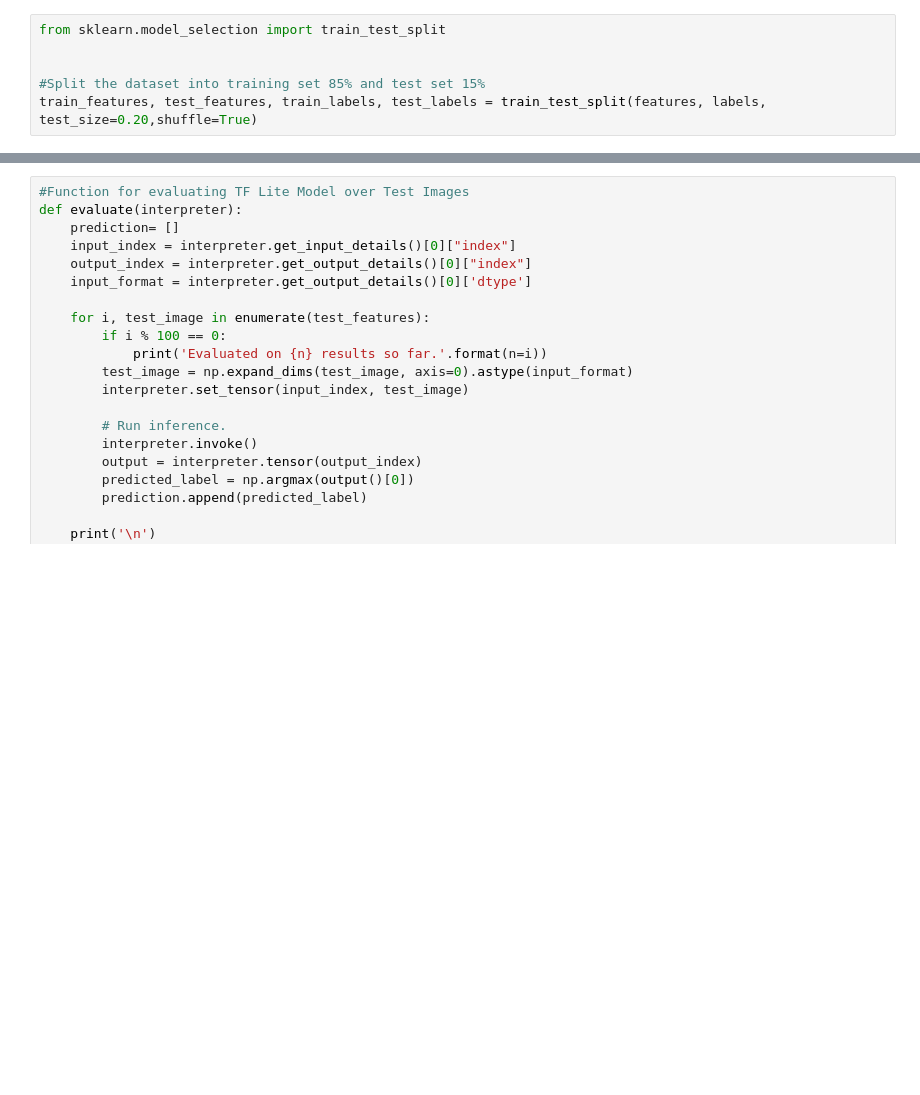
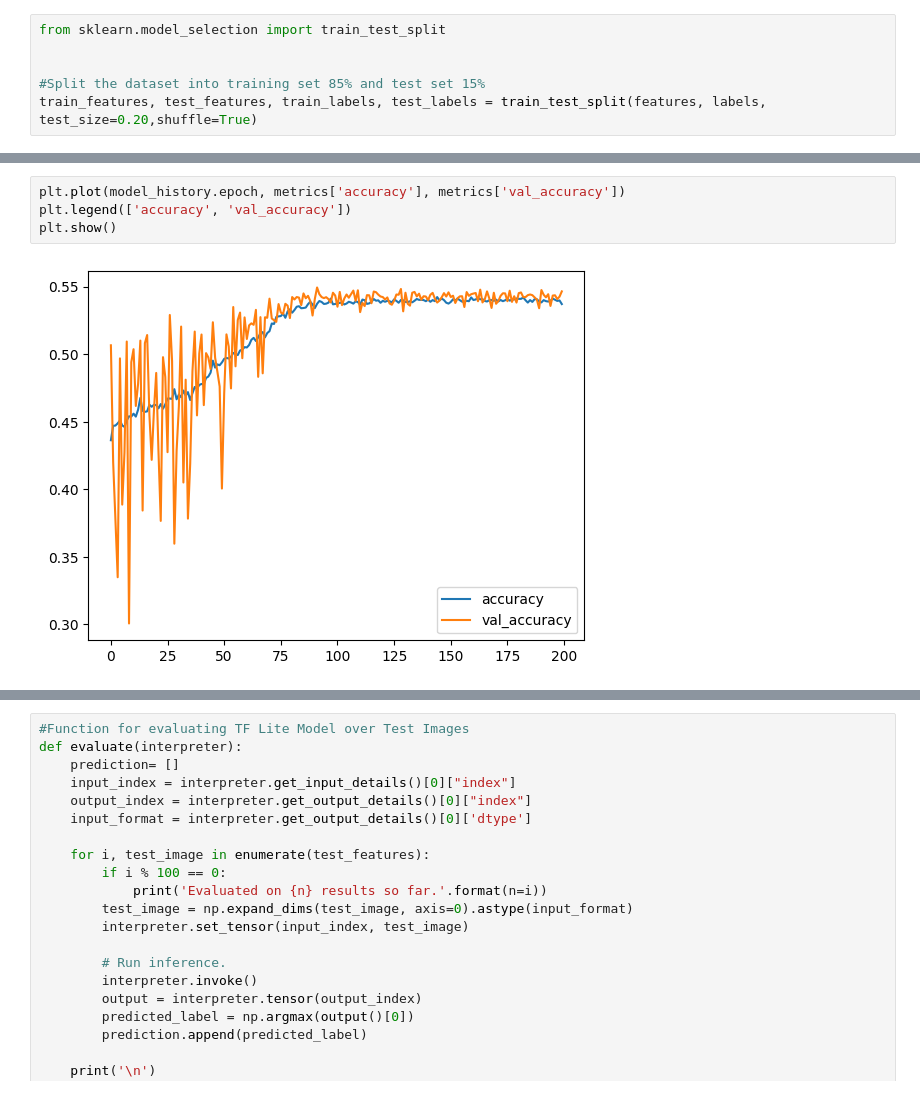
Before and after one commit to Bobbed1999/EEP595-Weather-Wizard, a Jupyter notebook: Copy_of_Untitled10.ipynb, the cells around one changed output, grey strips where cells are left out. Drawn from its saved outputs; the diff is of its cells as text; blank space fills up the shorter version.

```diff
--- a/Copy_of_Untitled10.ipynb
+++ b/Copy_of_Untitled10.ipynb
@@ -309,3 +297,9 @@ Epoch 30/30
+# %%
+plt.plot(model_history.epoch, metrics['accuracy'], metrics['val_accuracy'])
+plt.legend(['accuracy', 'val_accuracy'])
+plt.show()
+# %% [output]
+[figure, added]
 # %%
 performance=model.evaluate(test_features,test_labels, batch_size=32, verbose=1, steps=None, )[1] * 100
 print('Final accuracy : ', round(performance), '%')
```
Also changed, not shown: parts of 16 cells of this notebook.
